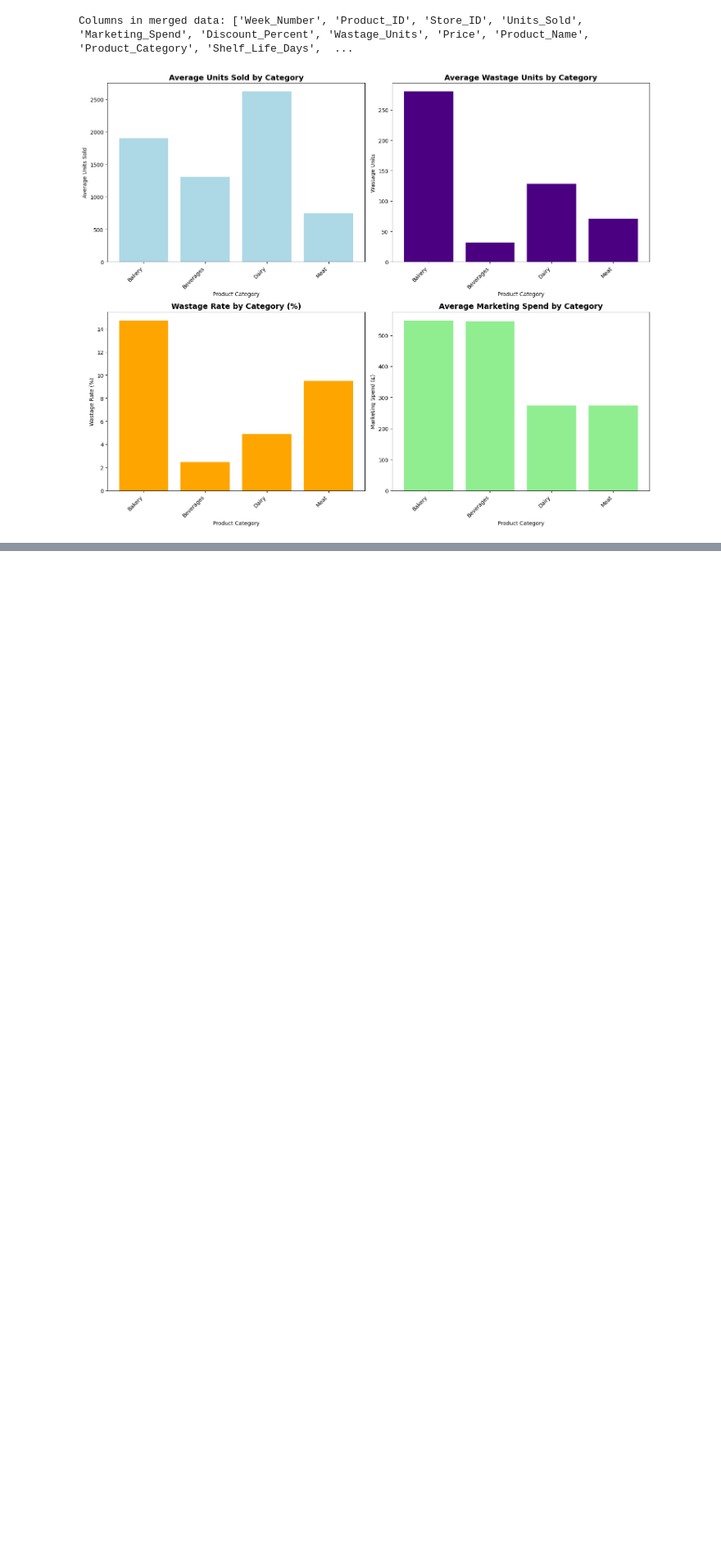
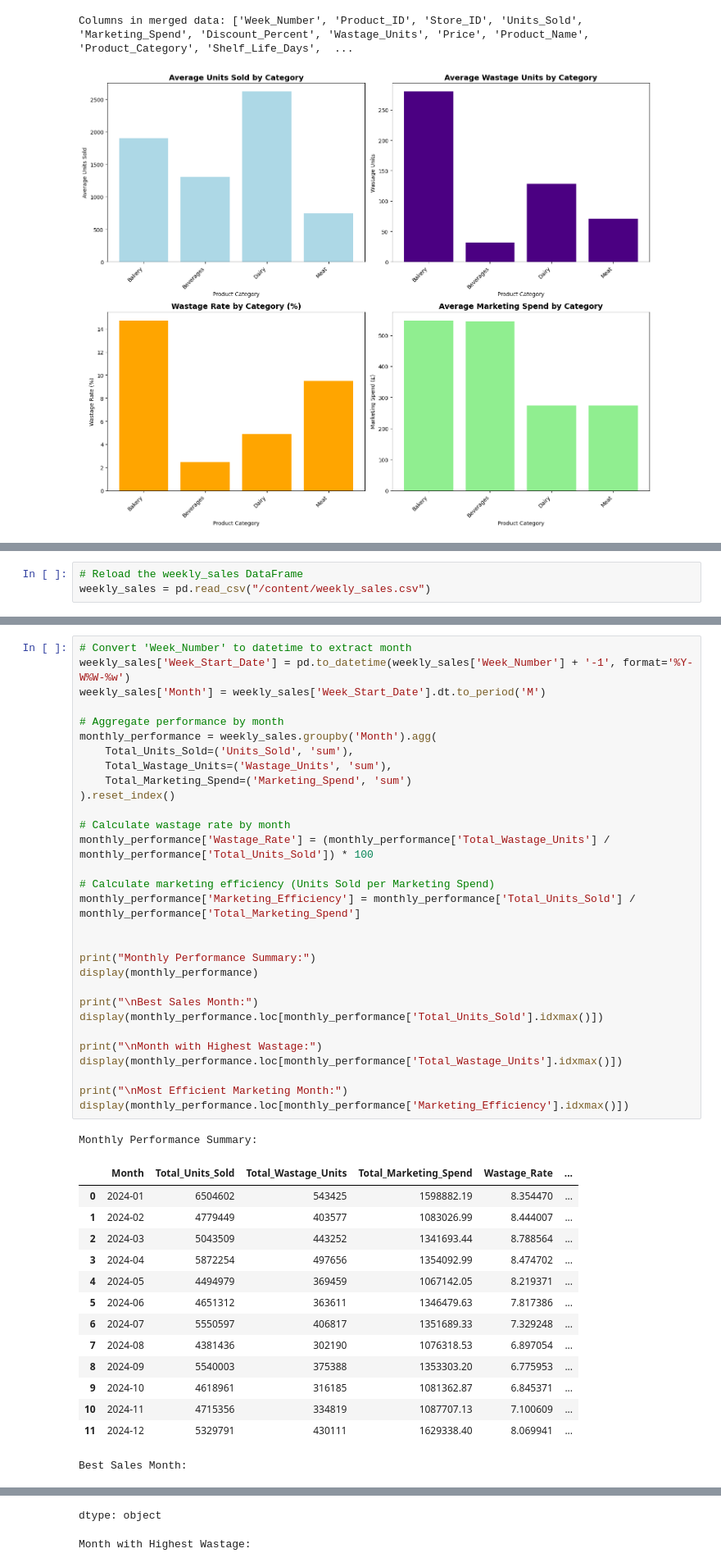
Before and after one commit to Busayosage/predicting_demand_for_perishable_goods, a Jupyter notebook: predicting_demand_for_perishable_goodipynb.ipynb, the cells around one changed output, grey strips where cells are left out. Shown at 82% size. Drawn from its saved outputs; the diff is of its cells as text; blank space fills up the shorter version.

```diff
--- a/predicting_demand_for_perishable_goodipynb.ipynb
+++ b/predicting_demand_for_perishable_goodipynb.ipynb
@@ -477,0 +592,3 @@ Category metrics summary:
+# %%
+# Reload the weekly_sales DataFrame
+weekly_sales = pd.read_csv("/content/weekly_sales.csv")
@@ -477,0 +674,46 @@ Category metrics summary:
+# %%
+# Convert 'Week_Number' to datetime to extract month
+weekly_sales['Week_Start_Date'] = pd.to_datetime(weekly_sales['Week_Number'] + '-1', format='%Y-W%W-%w')
+weekly_sales['Month'] = weekly_sales['Week_Start_Date'].dt.to_period('M')
+
+# Aggregate performance by month
+monthly_performance = weekly_sales.groupby('Month').agg(
+    Total_Units_Sold=('Units_Sold', 'sum'),
+    Total_Wastage_Units=('Wastage_Units', 'sum'),
+    Total_Marketing_Spend=('Marketing_Spend', 'sum')
+).reset_index()
+
+# Calculate wastage rate by month
+monthly_performance['Wastage_Rate'] = (monthly_performance['Total_Wastage_Units'] / monthly_performance['Total_Units_Sold']) * 100
+
+# Calculate marketing efficiency (Units Sold per Marketing Spend)
+monthly_performance['Marketing_Efficiency'] = monthly_performance['Total_Units_Sold'] / monthly_performance['Total_Marketing_Spend']
+
+
+print("Monthly Performance Summary:")
+display(monthly_performance)
+
+print("\nBest Sales Month:")
+display(monthly_performance.loc[monthly_performance['Total_Units_Sold'].idxmax()])
+
+print("\nMonth with Highest Wastage:")
+display(monthly_performance.loc[monthly_performance['Total_Wastage_Units'].idxmax()])
+
+print("\nMost Efficient Marketing Month:")
+display(monthly_performance.loc[monthly_performance['Marketing_Efficiency'].idxmax()])
+# %% [output]
+Monthly Performance Summary:
+|  | Month | Total_Units_Sold | Total_Wastage_Units | Total_Marketing_Spend | Wastage_Rate | ... |
+| 0 | 2024-01 | 6504602 | 543425 | 1598882.19 | 8.354470 | ... |
+| 1 | 2024-02 | 4779449 | 403577 | 1083026.99 | 8.444007 | ... |
+| 2 | 2024-03 | 5043509 | 443252 | 1341693.44 | 8.788564 | ... |
+| 3 | 2024-04 | 5872254 | 497656 | 1354092.99 | 8.474702 | ... |
+| 4 | 2024-05 | 4494979 | 369459 | 1067142.05 | 8.219371 | ... |
+| 5 | 2024-06 | 4651312 | 363611 | 1346479.63 | 7.817386 | ... |
+| 6 | 2024-07 | 5550597 | 406817 | 1351689.33 | 7.329248 | ... |
+| 7 | 2024-08 | 4381436 | 302190 | 1076318.53 | 6.897054 | ... |
+| 8 | 2024-09 | 5540003 | 375388 | 1353303.20 | 6.775953 | ... |
+| 9 | 2024-10 | 4618961 | 316185 | 1081362.87 | 6.845371 | ... |
+| 10 | 2024-11 | 4715356 | 334819 | 1087707.13 | 7.100609 | ... |
+| 11 | 2024-12 | 5329791 | 430111 | 1629338.40 | 8.069941 | ... |
+Best Sales Month:
@@ -477,0 +727,2 @@ Category metrics summary:
+dtype: object
+Month with Highest Wastage:
```
Also changed, not shown: parts of 21 cells of this notebook.
